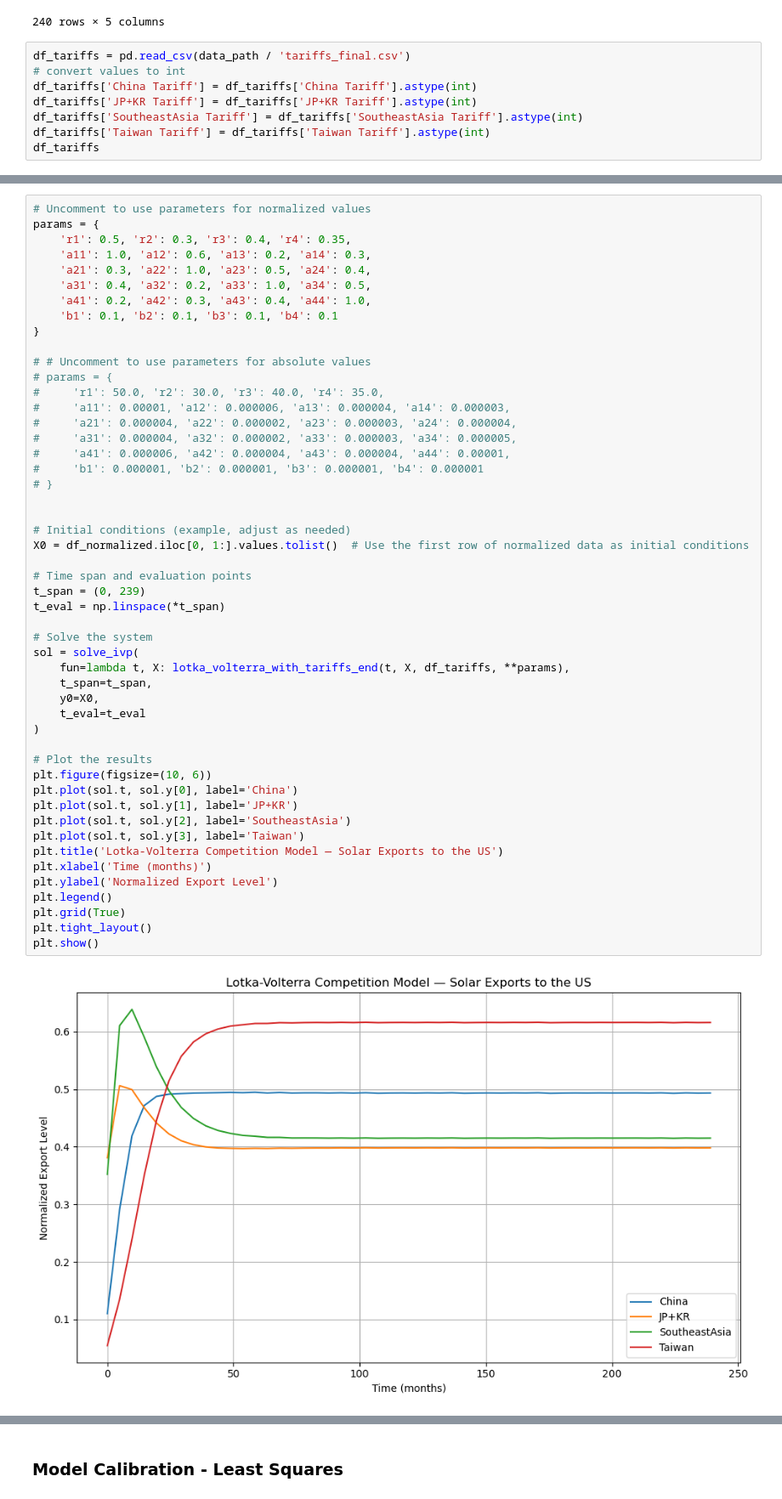
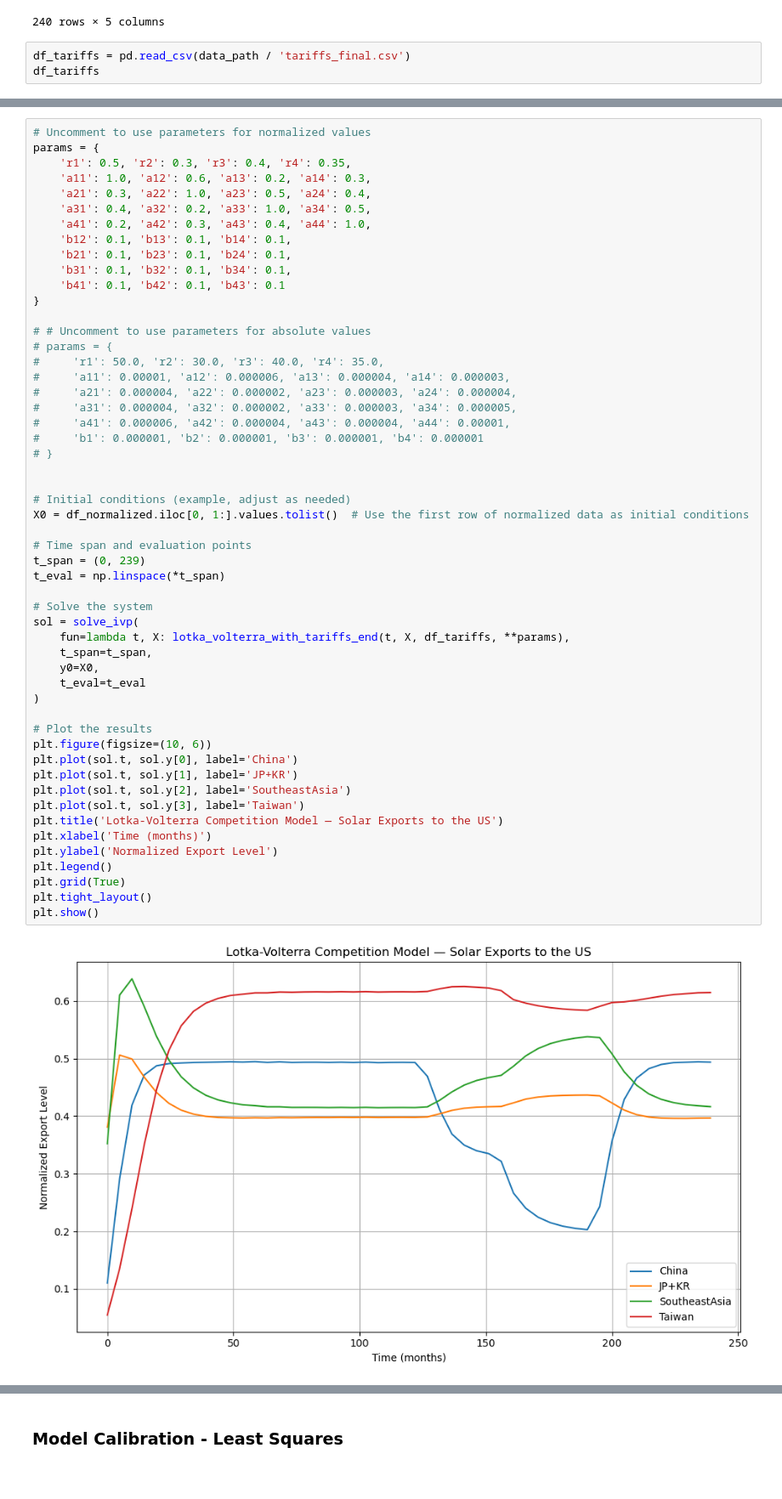
Before and after one commit to LeonardoPolverari/simulation_project, a Jupyter notebook: notebooks/Angius - Model for normalized values.ipynb, the cells around one changed output, grey strips where cells are left out. Shown at 85% size. Drawn from its saved outputs; the diff is of its cells as text.

```diff
--- a/notebooks/Angius - Model for normalized values.ipynb
+++ b/notebooks/Angius - Model for normalized values.ipynb
@@ -398,11 +398,6 @@ df_normalized
 240 rows × 5 columns
 # %%
 df_tariffs = pd.read_csv(data_path / 'tariffs_final.csv')
-# convert values to int
-df_tariffs['China Tariff'] = df_tariffs['China Tariff'].astype(int)
-df_tariffs['JP+KR Tariff'] = df_tariffs['JP+KR Tariff'].astype(int)
-df_tariffs['SoutheastAsia Tariff'] = df_tariffs['SoutheastAsia Tariff'].astype(int)
-df_tariffs['Taiwan Tariff'] = df_tariffs['Taiwan Tariff'].astype(int)
 df_tariffs
 # %% [output]
 |  | Time | China Tariff | JP+KR Tariff | SoutheastAsia Tariff | Taiwan Tariff |
@@ -451,7 +472,10 @@ params = {
     'a21': 0.3, 'a22': 1.0, 'a23': 0.5, 'a24': 0.4,
     'a31': 0.4, 'a32': 0.2, 'a33': 1.0, 'a34': 0.5,
     'a41': 0.2, 'a42': 0.3, 'a43': 0.4, 'a44': 1.0,
-    'b1': 0.1, 'b2': 0.1, 'b3': 0.1, 'b4': 0.1
+    'b12': 0.1, 'b13': 0.1, 'b14': 0.1,
+    'b21': 0.1, 'b23': 0.1, 'b24': 0.1,
+    'b31': 0.1, 'b32': 0.1, 'b34': 0.1,
+    'b41': 0.1, 'b42': 0.1, 'b43': 0.1
 }
 
 # # Uncomment to use parameters for absolute values
@@ -467,34 +491,34 @@ params = {
 
 # Initial conditions (example, adjust as needed)
 X0 = df_normalized.iloc[0, 1:].values.tolist()  # Use the first row of normalized data as initial conditions
 
 # Time span and evaluation points
 t_span = (0, 239)
 t_eval = np.linspace(*t_span)
 
 # Solve the system
 sol = solve_ivp(
     fun=lambda t, X: lotka_volterra_with_tariffs_end(t, X, df_tariffs, **params),
     t_span=t_span,
     y0=X0,
     t_eval=t_eval
 )
 
 # Plot the results
 plt.figure(figsize=(10, 6))
 plt.plot(sol.t, sol.y[0], label='China')
 plt.plot(sol.t, sol.y[1], label='JP+KR')
 plt.plot(sol.t, sol.y[2], label='SoutheastAsia')
 plt.plot(sol.t, sol.y[3], label='Taiwan')
 plt.title('Lotka-Volterra Competition Model — Solar Exports to the US')
 plt.xlabel('Time (months)')
 plt.ylabel('Normalized Export Level')
 plt.legend()
 plt.grid(True)
 plt.tight_layout()
 plt.show()
 # %% [output]
-[figure, old version]
+[figure, new version]
 # %%
 sol
 # %% [output]
```
Also changed, not shown: parts of 10 cells of this notebook.
